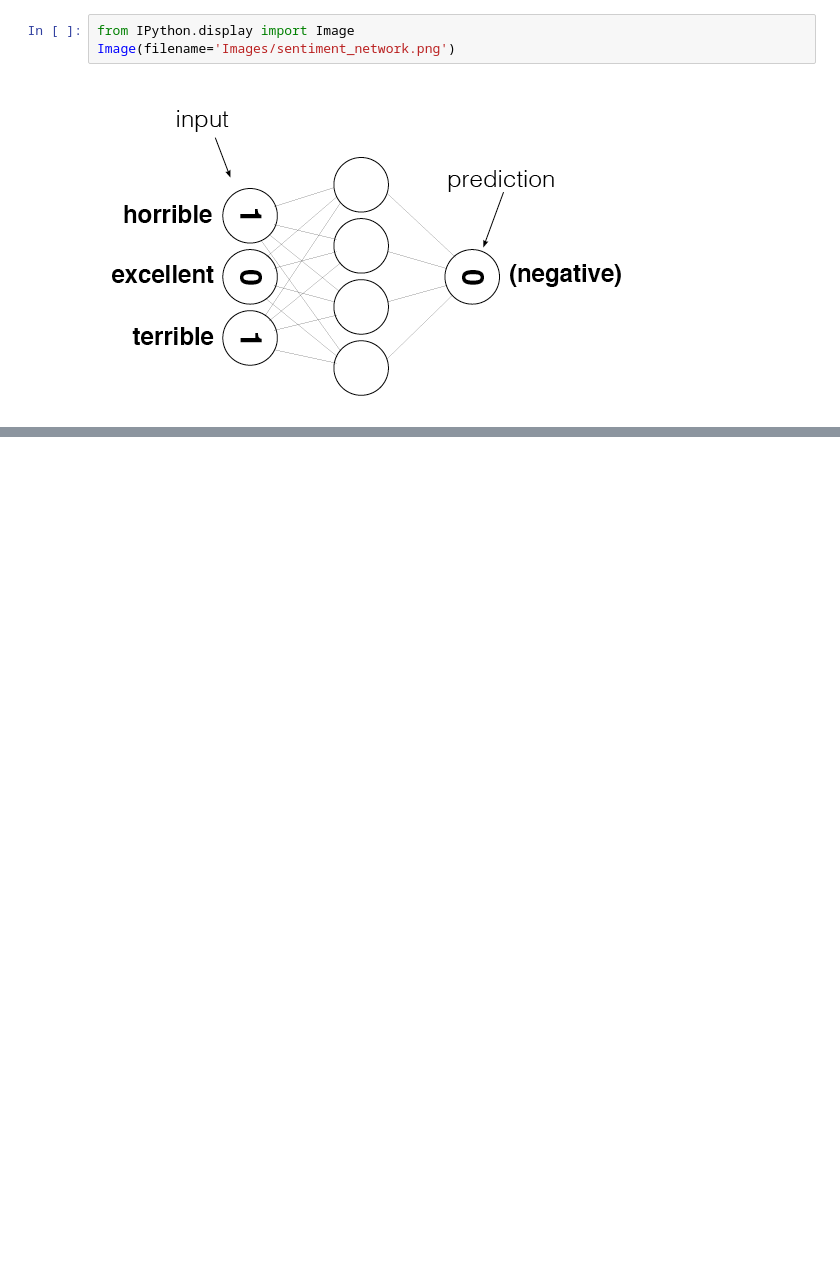
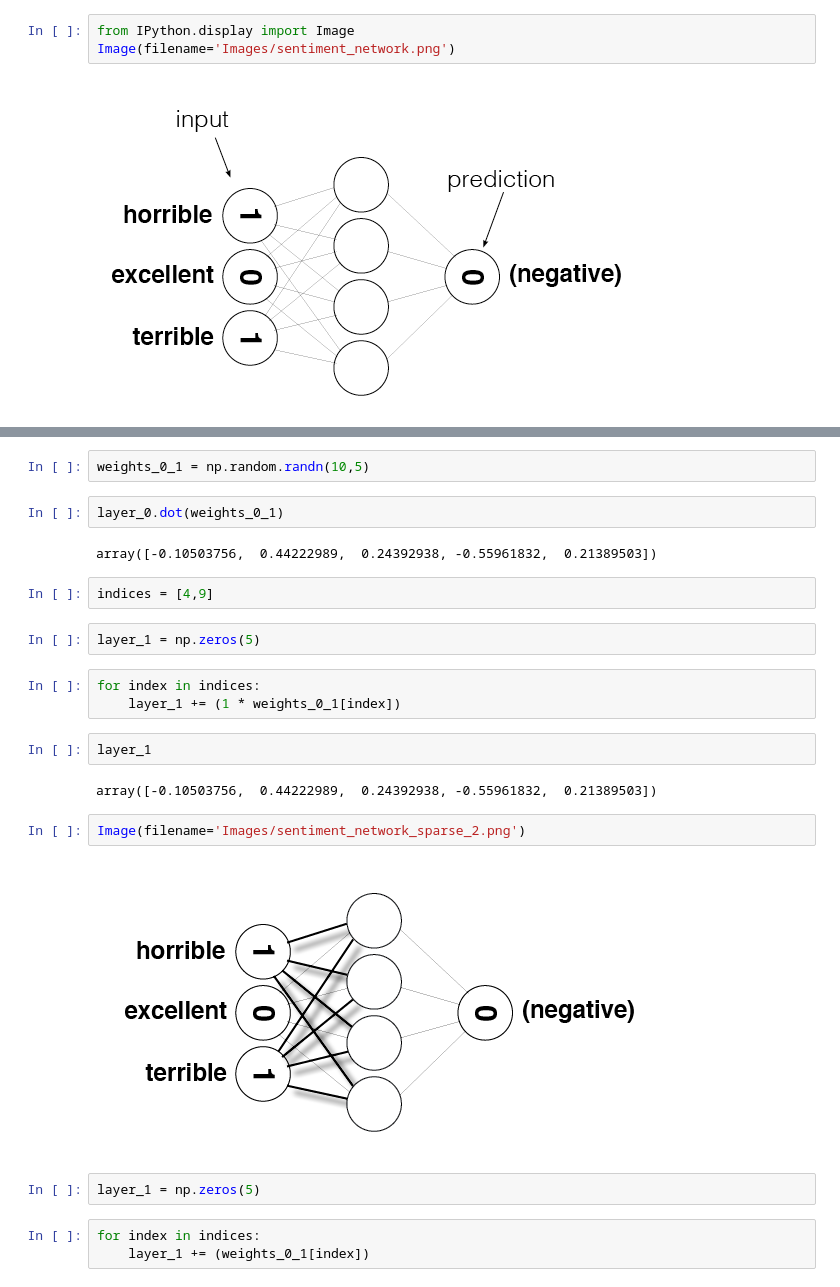
Before and after one commit to RishavMishraRM/Sentiment_Analysis, a Jupyter notebook: Untitled.ipynb, the cells around one changed output, grey strips where cells are left out. Cells and saved outputs as stored; diff of their text form; blank space fills up the shorter version.

```diff
--- a/Untitled.ipynb
+++ b/Untitled.ipynb
@@ -343,0 +1027,26 @@ Image(filename='Images/sentiment_network.png')
+# %%
+weights_0_1 = np.random.randn(10,5)
+# %%
+layer_0.dot(weights_0_1)
+# %% [output]
+array([-0.10503756,  0.44222989,  0.24392938, -0.55961832,  0.21389503])
+# %%
+indices = [4,9]
+# %%
+layer_1 = np.zeros(5)
+# %%
+for index in indices:
+    layer_1 += (1 * weights_0_1[index])
+# %%
+layer_1
+# %% [output]
+array([-0.10503756,  0.44222989,  0.24392938, -0.55961832,  0.21389503])
+# %%
+Image(filename='Images/sentiment_network_sparse_2.png')
+# %% [output]
+[figure, added]
+# %%
+layer_1 = np.zeros(5)
+# %%
+for index in indices:
+    layer_1 += (weights_0_1[index])
```
Also changed, not shown: parts of 82 cells of this notebook.
